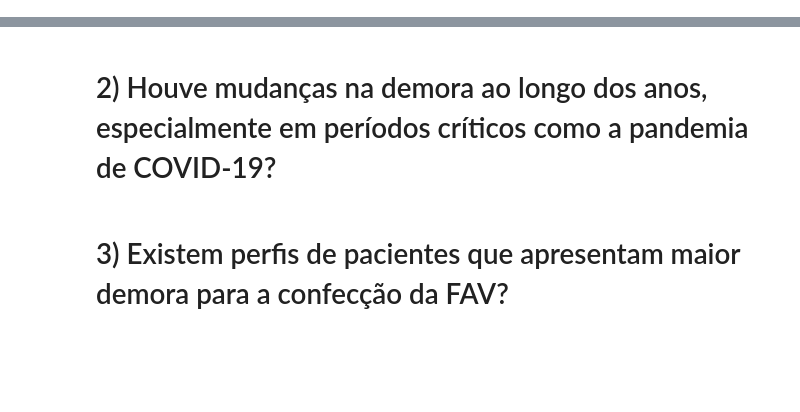
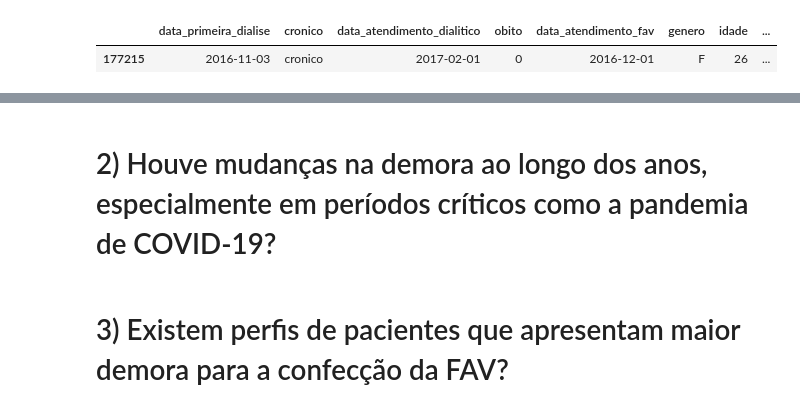
Before and after one commit to nicolasmss/-Projeto-Final-Visualiza-o, a Jupyter notebook: dashboard.ipynb, the cells around one changed output, grey strips where cells are left out. Saved outputs shown, nothing was run; the diff lists cells and outputs as text; code cells hidden in the pictures; blank space fills up the shorter version.

```diff
--- a/dashboard.ipynb
+++ b/dashboard.ipynb
@@ -140,0 +140,6 @@ df_espera = df_espera[
+# %%
+df_hospital = df_espera[df_espera.hospital.notna()]
+df_hospital.sample()
+# %% [output]
+|  | data_primeira_dialise | cronico | data_atendimento_dialitico | obito | data_atendimento_fav | genero | idade | ... |
+| 177215 | 2016-11-03 | cronico | 2017-02-01 | 0 | 2016-12-01 | F | 26 | ... |
```
Also changed, not shown: parts of 15 cells of this notebook.
